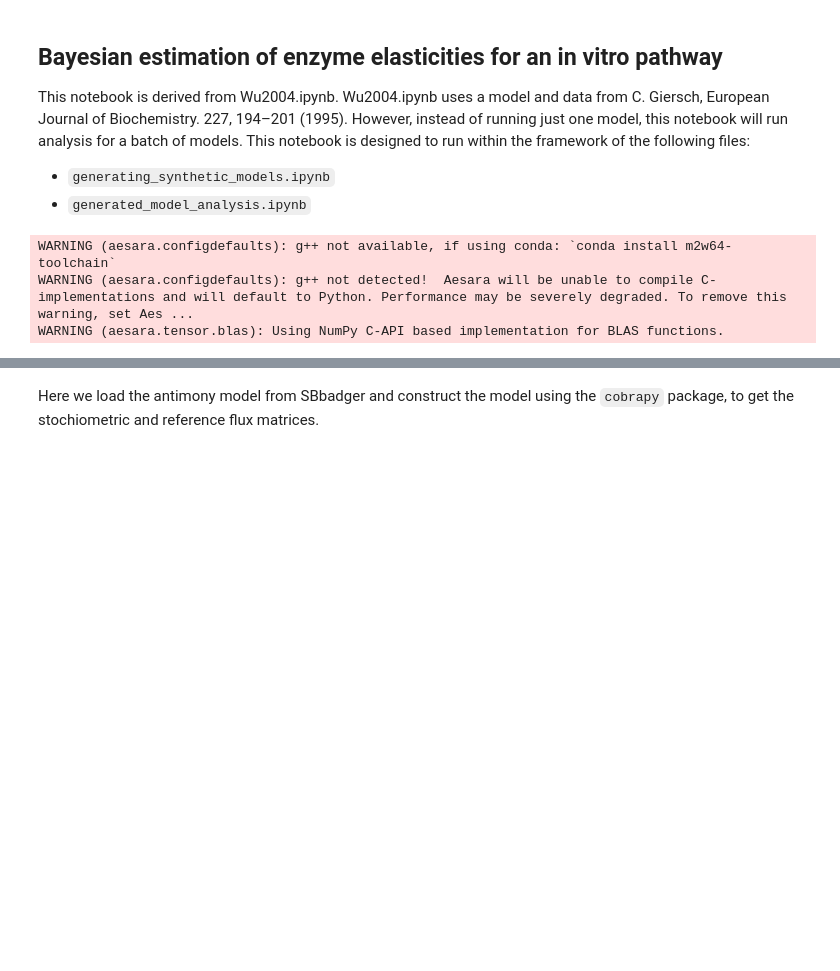
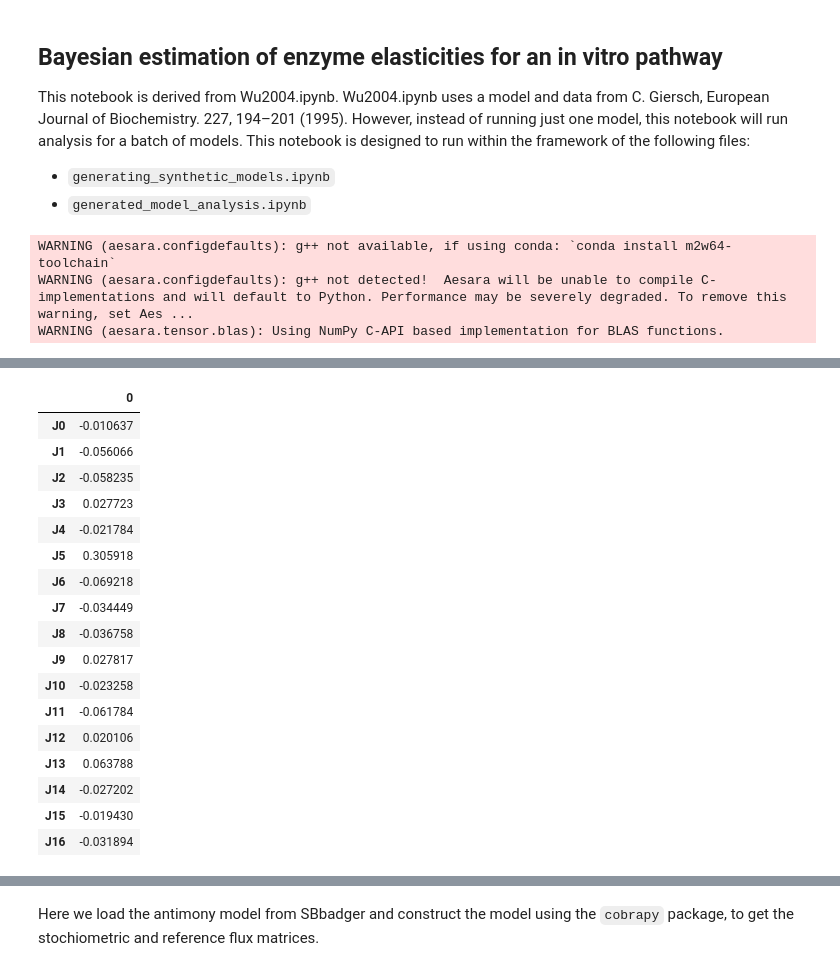
Before and after one commit to janisshin/benchmarking, a Jupyter notebook: sbb_10sp_alldata.ipynb, the cells around one changed output, grey strips where cells are left out. Saved outputs shown, nothing was run; the diff lists cells and outputs as text; code cells hidden in the pictures; blank space fills up the shorter version.

Commit message:
in progress, medians and hdi

```diff
--- a/sbb_10sp_alldata.ipynb
+++ b/sbb_10sp_alldata.ipynb
@@ -51,0 +323,50 @@ DATA_OMISSION_CODE = 'A'
+# %%
+priorEx = np.squeeze(trace_prior['prior']['Ex'].to_numpy()) # (500, 17, 17)
+postEx = np.squeeze(trace['posterior']['Ex'].to_numpy()) # (1000, 17, 17)
+# postEy = np.squeeze(trace['posterior']['Ey'].to_numpy()) #
+
+
+mcc_mb = np.array([ll.metabolite_control_coefficient(Ex=ex) for ex in postEx])
+mcc_prior = np.array([ll.metabolite_control_coefficient(Ex=ex) for ex in priorEx])
+
+df2 = pd.DataFrame(mcc_mb[:, 0], columns=[r.id for r in model.reactions]
+                ).stack().reset_index(level=1)
+df3 = pd.DataFrame(mcc_prior[:, 0], columns=[r.id for r in model.reactions]
+                ).stack().reset_index(level=1)
+
+df2['type'] = 'ADVI'
+df3['type'] = 'Prior'
+
+mcc_df = pd.concat([df2, df3])
+mcc_df.columns = ['Reaction', 'mcc', 'Type']
+
+mcc_df.loc[mcc_df.mcc < -.5, 'mcc'] = np.nan
+mcc_df.loc[mcc_df.mcc > 1.5, 'mcc'] = np.nan
+
+medians = list()
+
+for e in r.getReactionIds(): # what is this line doing
+    vals = df2[df2['level_1'] == e]
+    vals.columns = ['_', 'val', '__']
+    medians.append(vals['val'].median())
+median_df = pd.DataFrame(medians, index=r.getReactionIds())
+median_df
+# %% [output]
+|  | 0 |
+| J0 | -0.010637 |
+| J1 | -0.056066 |
+| J2 | -0.058235 |
+| J3 | 0.027723 |
+| J4 | -0.021784 |
+| J5 | 0.305918 |
+| J6 | -0.069218 |
+| J7 | -0.034449 |
+| J8 | -0.036758 |
+| J9 | 0.027817 |
+| J10 | -0.023258 |
+| J11 | -0.061784 |
+| J12 | 0.020106 |
+| J13 | 0.063788 |
+| J14 | -0.027202 |
+| J15 | -0.019430 |
+| J16 | -0.031894 |
```
Also changed, not shown: parts of 52 cells of this notebook, 1 other file.
